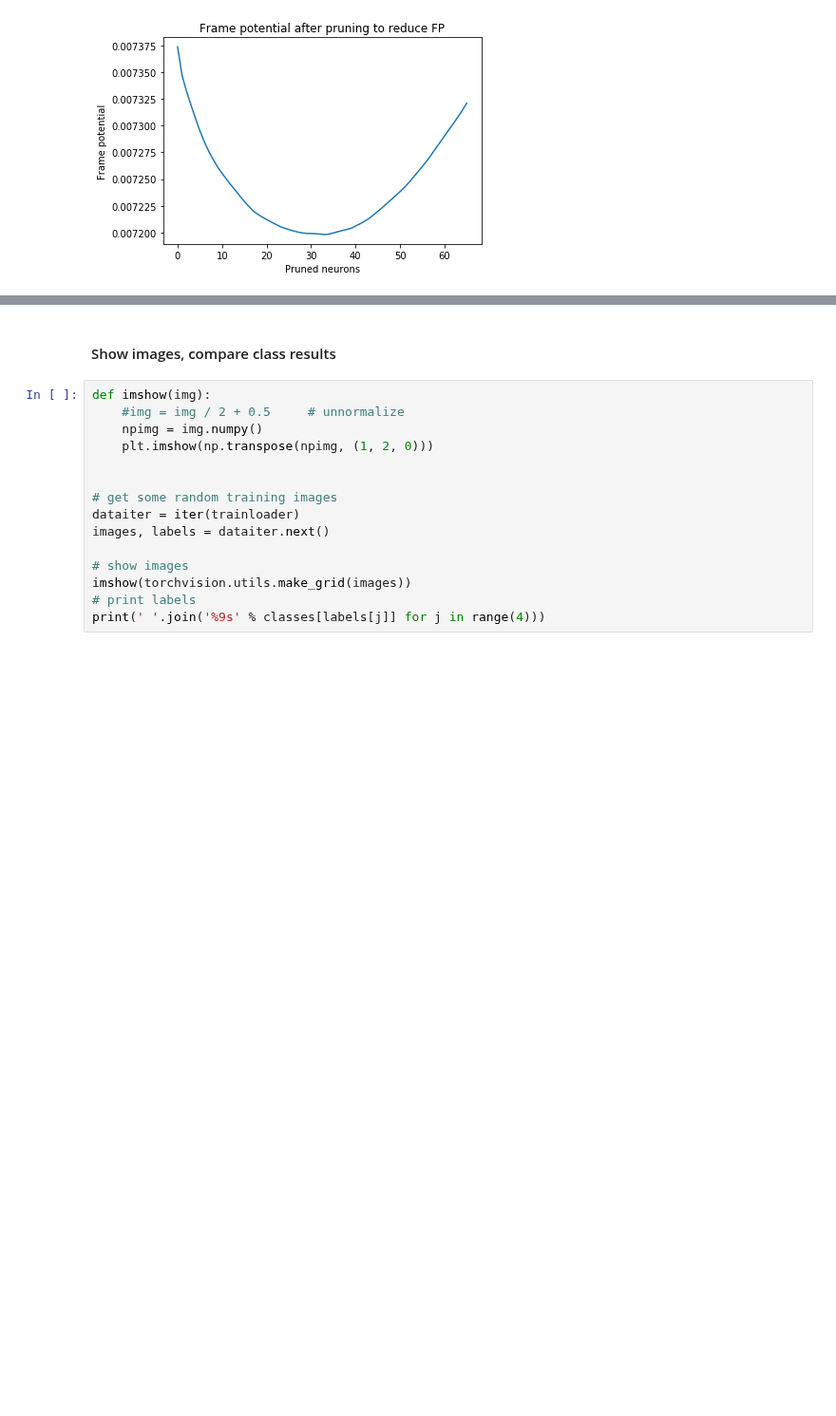
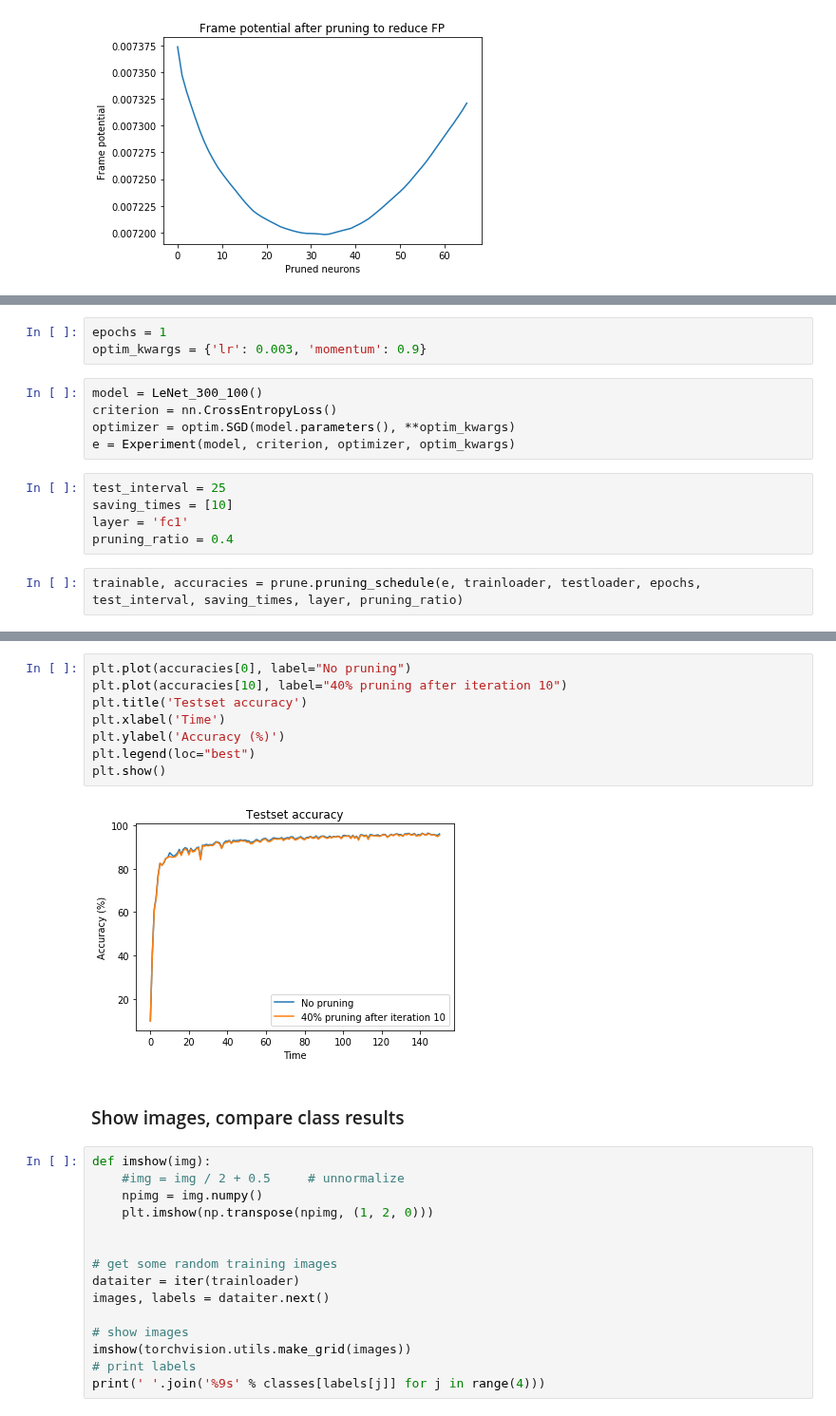
Before and after one commit to jheitmann/Neural-net-pruning, a Jupyter notebook: frame_potential.ipynb, the cells around one changed output, grey strips where cells are left out. Shown at 95% size. Cells and saved outputs as stored; diff of their text form; blank space fills up the shorter version.

```diff
--- a/frame_potential.ipynb
+++ b/frame_potential.ipynb
@@ -239,0 +197,15 @@ plt.show()
+# %%
+epochs = 1
+optim_kwargs = {'lr': 0.003, 'momentum': 0.9}
+# %%
+model = LeNet_300_100()
+criterion = nn.CrossEntropyLoss()
+optimizer = optim.SGD(model.parameters(), **optim_kwargs)
+e = Experiment(model, criterion, optimizer, optim_kwargs)
+# %%
+test_interval = 25
+saving_times = [10]
+layer = 'fc1'
+pruning_ratio = 0.4
+# %%
+trainable, accuracies = prune.pruning_schedule(e, trainloader, testloader, epochs, test_interval, saving_times, layer, pruning_ratio)
@@ -240,5 +230,15 @@ plt.show()
+# %%
+plt.plot(accuracies[0], label="No pruning")
+plt.plot(accuracies[10], label="40% pruning after iteration 10")
+plt.title('Testset accuracy')
+plt.xlabel('Time')
+plt.ylabel('Accuracy (%)')
+plt.legend(loc="best")
+plt.show()
+# %% [output]
+[figure, added]
 # %% [markdown]
-#### Show images, compare class results
+### Show images, compare class results
 # %%
 def imshow(img):
     #img = img / 2 + 0.5     # unnormalize
```
Also changed, not shown: parts of 39 cells of this notebook, 3 other files.
